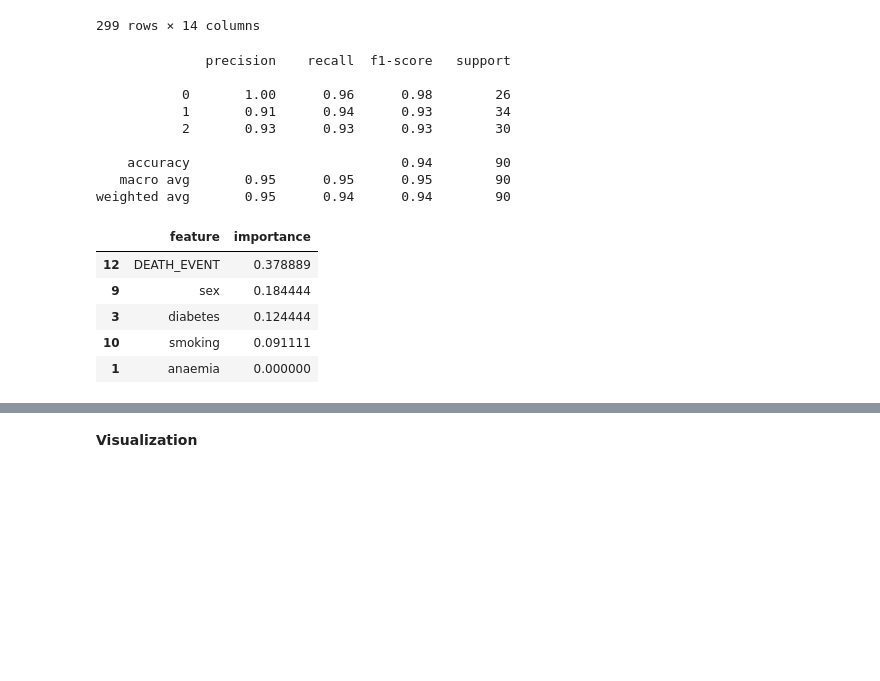
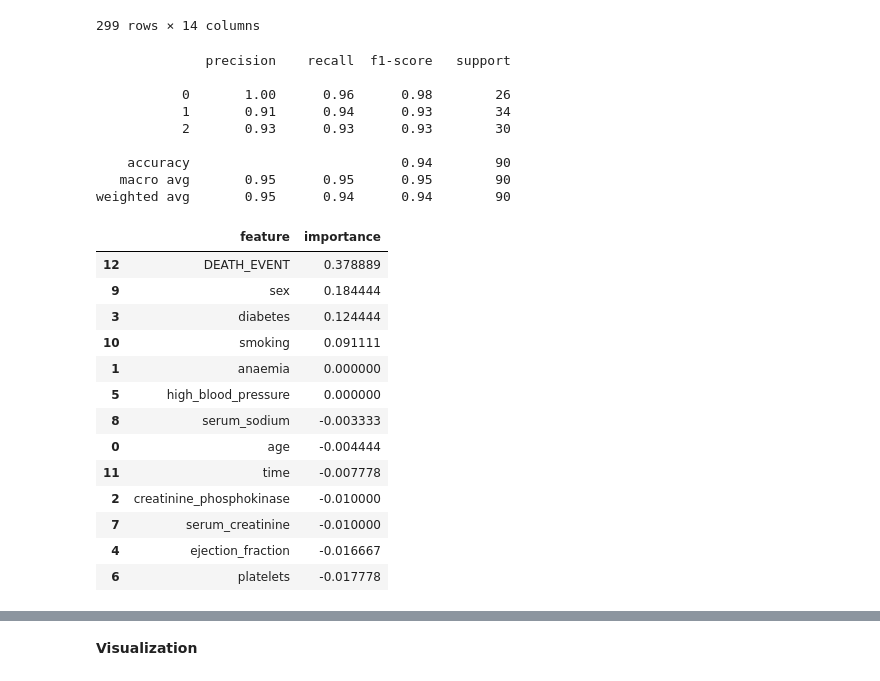
Before and after one commit to GuerineHoussem/ScientificVisualization, a Jupyter notebook: dev.ipynb, the cells around one changed output, grey strips where cells are left out. Saved outputs shown, nothing was run; the diff lists cells and outputs as text; code cells hidden in the pictures; blank space fills up the shorter version.

```diff
--- a/dev.ipynb
+++ b/dev.ipynb
@@ -197,30 +192,38 @@ X_scaled
 # %%
 X = X_scaled.drop(columns=['cluster'])
 
 X_train, X_test, y_train, y_test = train_test_split(X, clusters, test_size=0.3, random_state=42)
 
 rf = RandomForestClassifier(random_state=42)
 rf.fit(X_train, y_train)
 
 print(classification_report(y_test, rf.predict(X_test)))
 
-# Importance con permutation importance
+# Importance with permutation importance
 perm = permutation_importance(rf, X_test, y_test, n_repeats=10, random_state=42)
 importance_df = pd.DataFrame({'feature': X.columns, 'importance': perm.importances_mean}).sort_values('importance', ascending=False)
-importance_df.head()
+importance_df
 # %% [output]
               precision    recall  f1-score   support
 
            0       1.00      0.96      0.98        26
            1       0.91      0.94      0.93        34
            2       0.93      0.93      0.93        30
 
     accuracy                           0.94        90
    macro avg       0.95      0.95      0.95        90
 weighted avg       0.95      0.94      0.94        90
 |  | feature | importance |
 | 12 | DEATH_EVENT | 0.378889 |
 | 9 | sex | 0.184444 |
 | 3 | diabetes | 0.124444 |
 | 10 | smoking | 0.091111 |
 | 1 | anaemia | 0.000000 |
+| 5 | high_blood_pressure | 0.000000 |
+| 8 | serum_sodium | -0.003333 |
+| 0 | age | -0.004444 |
+| 11 | time | -0.007778 |
+| 2 | creatinine_phosphokinase | -0.010000 |
+| 7 | serum_creatinine | -0.010000 |
+| 4 | ejection_fraction | -0.016667 |
+| 6 | platelets | -0.017778 |
```
Also changed, not shown: parts of 5 cells of this notebook.
